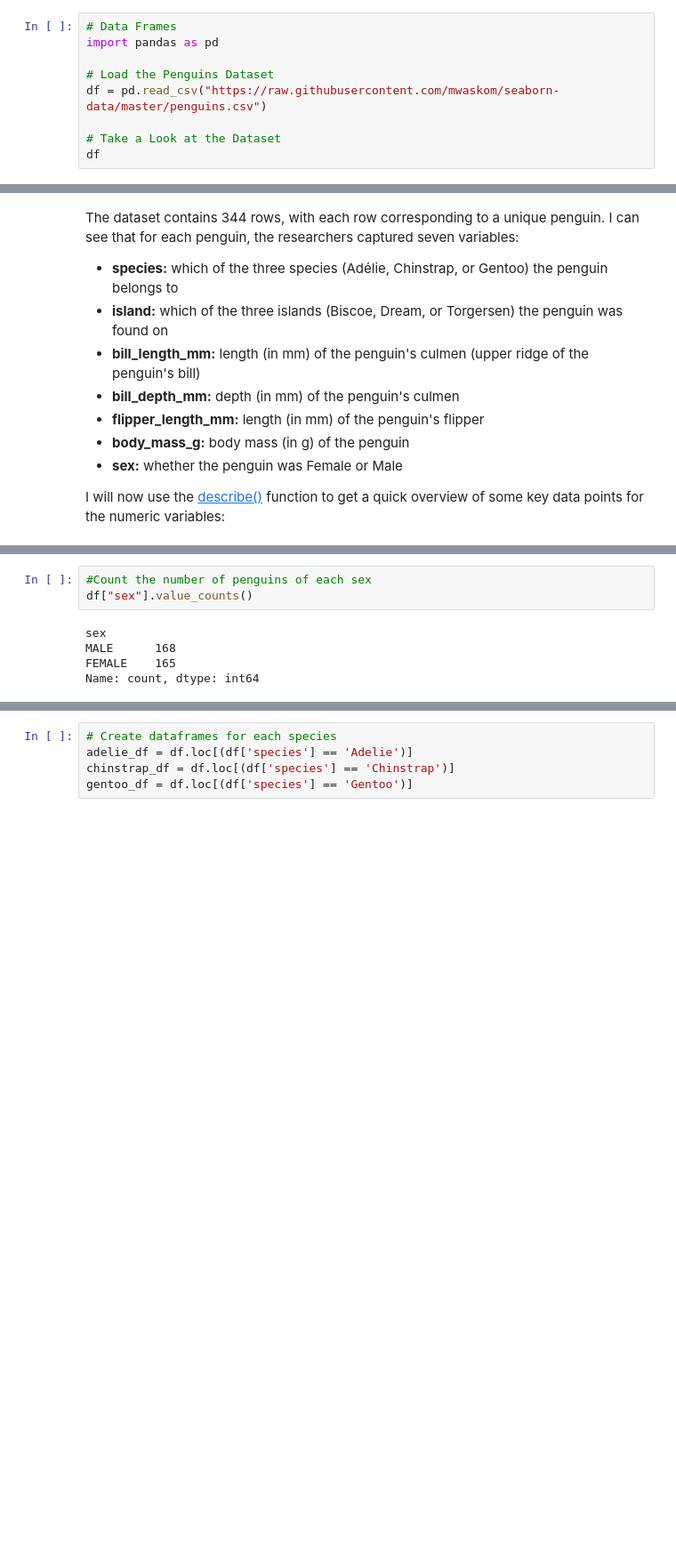
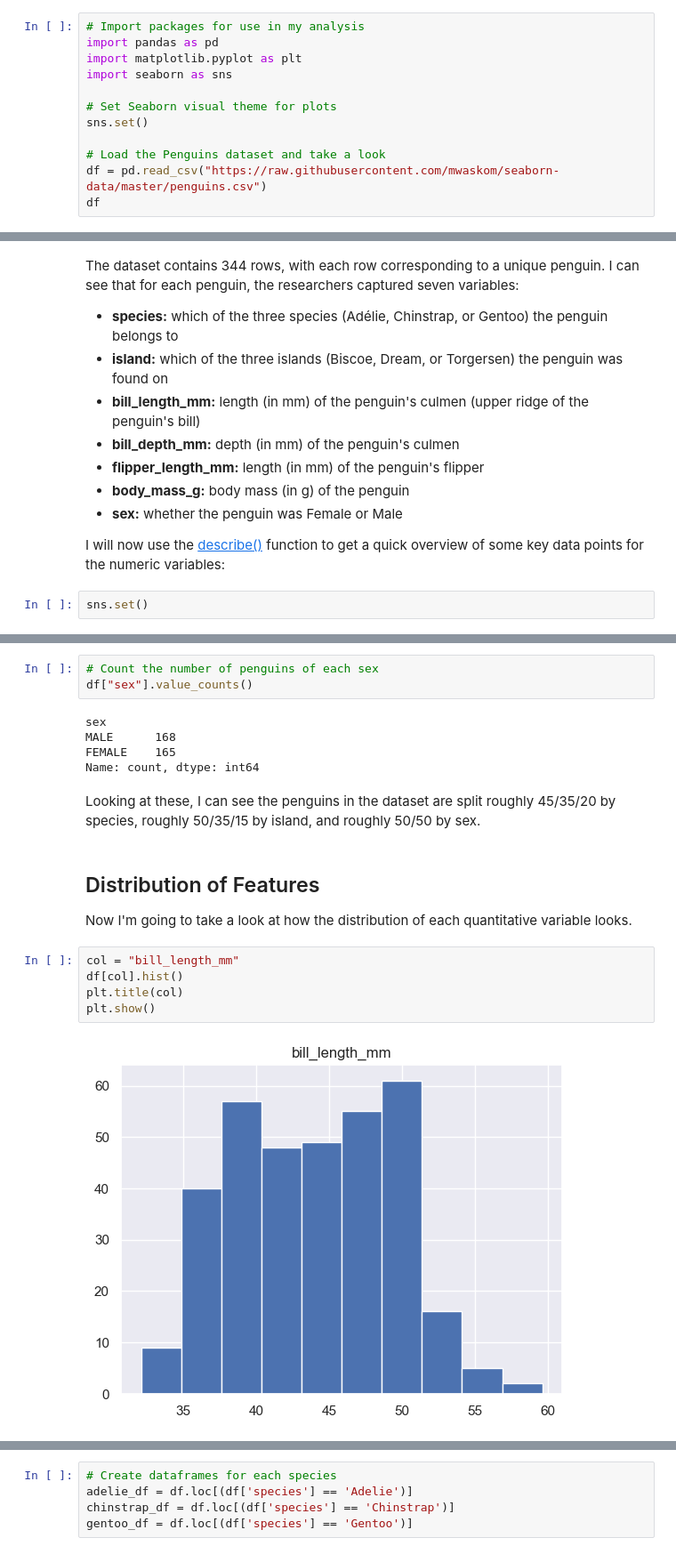
Before and after one commit to JBnkn/8634-data-analytics, a Jupyter notebook: penguins.ipynb, the cells around one changed output, grey strips where cells are left out. Shown at 89% size. Drawn from its saved outputs; the diff is of its cells as text; blank space fills up the shorter version.

Commit message:
Additional analysis

```diff
--- a/penguins.ipynb
+++ b/penguins.ipynb
@@ -10,11 +10,14 @@ I will begin by importing [pandas](https://pandas.pydata.org/) as a useful tool
 # %%
-# Data Frames
+# Import packages for use in my analysis
 import pandas as pd
+import matplotlib.pyplot as plt
+import seaborn as sns
 
-# Load the Penguins Dataset
+# Set Seaborn visual theme for plots
+sns.set()
+
+# Load the Penguins dataset and take a look
 df = pd.read_csv("https://raw.githubusercontent.com/mwaskom/seaborn-data/master/penguins.csv")
-
-# Take a Look at the Dataset
 df
 # %% [output]
 |  | species | island | bill_length_mm | bill_depth_mm | flipper_length_mm | body_mass_g | sex |
@@ -41,4 +44,6 @@ The dataset contains 344 rows, with each row corresponding to a unique penguin.
 - **sex:** whether the penguin was Female or Male
 
 I will now use the [describe()](https://pandas.pydata.org/pandas-docs/stable/reference/api/pandas.DataFrame.describe.html) function to get a quick overview of some key data points for the numeric variables:
+# %%
+sns.set()
 # %%
@@ -75,10 +82,22 @@ Dream        124
 Torgersen     52
 Name: count, dtype: int64
 # %%
-#Count the number of penguins of each sex
+# Count the number of penguins of each sex
 df["sex"].value_counts()
 # %% [output]
 sex
 MALE      168
 FEMALE    165
 Name: count, dtype: int64
+# %% [markdown]
+Looking at these, I can see the penguins in the dataset are split roughly 45/35/20 by species, roughly 50/35/15 by island, and roughly 50/50 by sex.
+# %% [markdown]
+## Distribution of Features
+Now I'm going to take a look at how the distribution of each quantitative variable looks.
+# %%
+col = "bill_length_mm"
+df[col].hist()
+plt.title(col)
+plt.show()
+# %% [output]
+[figure, added]
```
Also changed, not shown: parts of 19 cells of this notebook.
